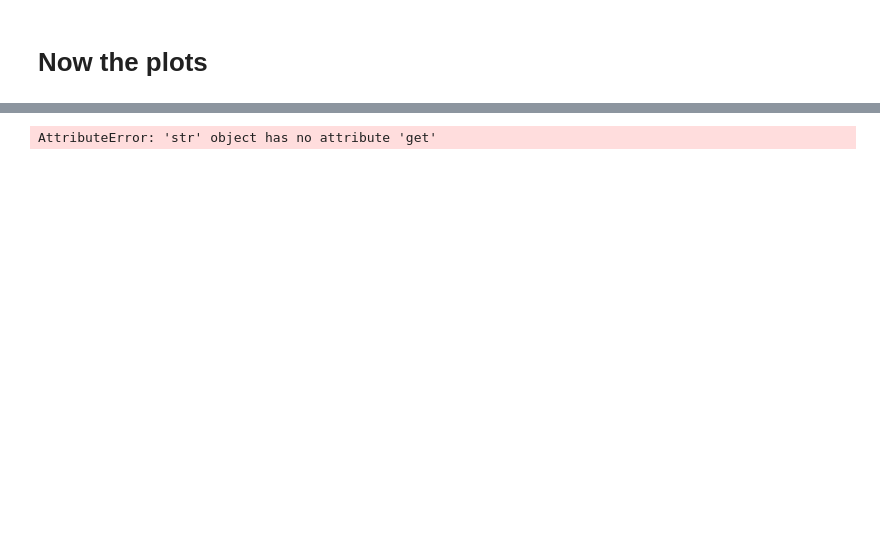
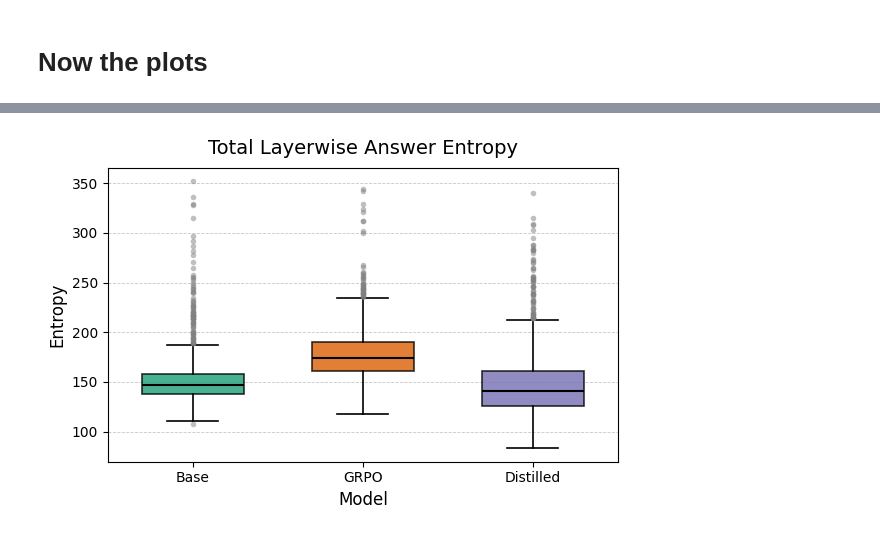
Before and after one commit to ITA-TECNOLOGIA/PIRINEOS-Interp, a Jupyter notebook: notebooks/tunedlens_gsm8k_20250610.ipynb, the cells around one changed output, grey strips where cells are left out. Drawn from its saved outputs; the diff is of its cells as text; code cells hidden in the pictures; blank space fills up the shorter version.

Commit message:
add results analyses

```diff
--- a/notebooks/tunedlens_gsm8k_20250610.ipynb
+++ b/notebooks/tunedlens_gsm8k_20250610.ipynb
@@ -340,35 +418,0 @@ Index(['id', 'question', 'ground_answer_text', 'model_answers_text',
-# %%
-# ─── 5) GROUP STATS & PLOTTING ────────────────────────────────────────────────
-
-# summary table
-metrics = ["final_margin","final_hit_rank_mu","layer_first_match","auc_rank_inv",
-           "overall_entropy","overall_forward_kl"]
-group_stats = correct_df.groupby("run")[metrics].agg(["mean","sem"])
-print("\nGroup means & SEM:\n", group_stats)
-
-# bar: final_margin
-fig, ax = plt.subplots()
-means = group_stats["final_margin"]["mean"]
-sems  = group_stats["final_margin"]["sem"]
-ax.bar(means.index, means, yerr=sems, capsize=5)
-ax.set_title("Final Margin by Model"); ax.set_ylabel("Margin")
-plt.show()
-
-# determine layer count
-n_layers = len(correct_df["layerwise_entropy"].iloc[0])
-layers = np.arange(n_layers)
-
-# line plots
-for col, ylabel, title in [
-    ("layerwise_entropy",      "Entropy",   "Layerwise Entropy"),
-    ("layerwise_forward_kl",   "Forward KL","Layerwise Forward KL"),
-    ("target_avg_logp",        "LogProb",   "Layerwise Target LogProb"),
-]:
-    fig, ax = plt.subplots()
-    for run in ["base","grpo","distil"]:
-        arrs = np.stack(correct_df[correct_df["run"]==run][col].values)
-        mean_curve = np.nanmean(arrs, axis=0)
-        ax.plot(layers, mean_curve, label=run)
-    ax.set_xlabel("Layer"); ax.set_ylabel(ylabel); ax.set_title(title)
-    ax.legend()
-    plt.show()
@@ -409,32 +418,0 @@ incorrect_distil_df[['model_answers_text', 'majority_answer', 'ground_answer_tex
-# %%
-# simple plot for the correct answers
-import matplotlib.pyplot as plt
-import numpy as np
-
-correct_rows = [r for r in base_df if r.get("correct")]
-
-# ─── gather every layer‑average vector ───────────────────────────────
-layer_rows = []
-for row in correct_rows:
-    fname_key = "layer_avg_logp_file"
-    if fname_key in row:                      # skip rows without the blob
-        vec = torch.load(Path(results_paths["Qwen2.5_BASE"]) / row[fname_key], map_location="cpu")
-        # vec is either a 1‑D tensor or NumPy array
-        layer_rows.append(np.asarray(vec))
-
-if not layer_rows:
-    raise ValueError("No layer_avg_logp_file entries found. Check your RUN_DIR.")
-
-layer_matrix = np.stack(layer_rows)           # shape = (n_questions , n_layers)
-mean_logp    = layer_matrix.mean(axis=0)      # (n_layers,)
-
-# ─── plot ────────────────────────────────────────────────────────────
-plt.figure()
-plt.plot(range(len(mean_logp)), mean_logp, marker="o")  # default colours
-plt.xlabel("Layer index")
-plt.ylabel("Mean log‑probability")
-plt.title("Layer‑average log‑probability across all questions")
-plt.grid(True)
-plt.show()
-# %% [output]
-AttributeError: 'str' object has no attribute 'get'
@@ -440,0 +462,11 @@ AttributeError: 'str' object has no attribute 'get'
+# %%
+# boxplot
+runs = ['base', 'grpo', 'distil']  # order you want on the x-axis
+data = [correct_df.loc[correct_df['run']==r, 'res_auc_entropy'].dropna().values for r in runs]
+
+cool_boxplot(data,
+             models = ["Base", "GRPO", "Distilled"],
+             y_label='Entropy',
+             title='Total Layerwise Answer Entropy')
+# %% [output]
+[figure, added]
```
Also changed, not shown: parts of 28 cells of this notebook, 9 other files.
